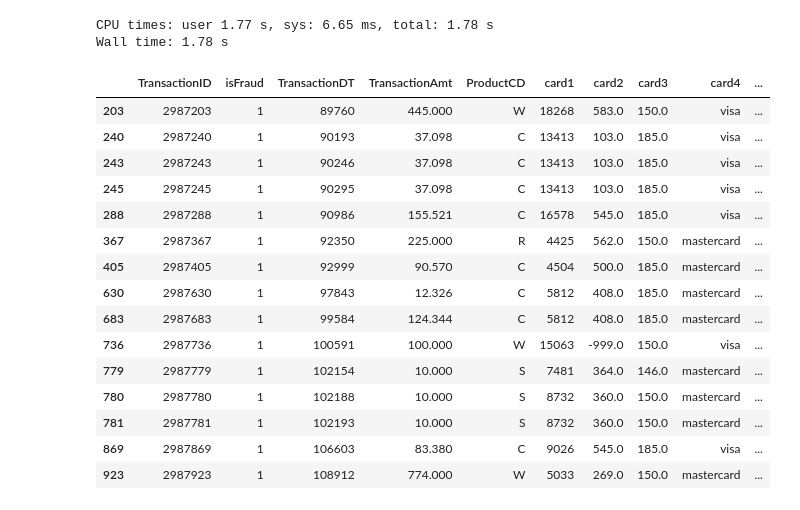
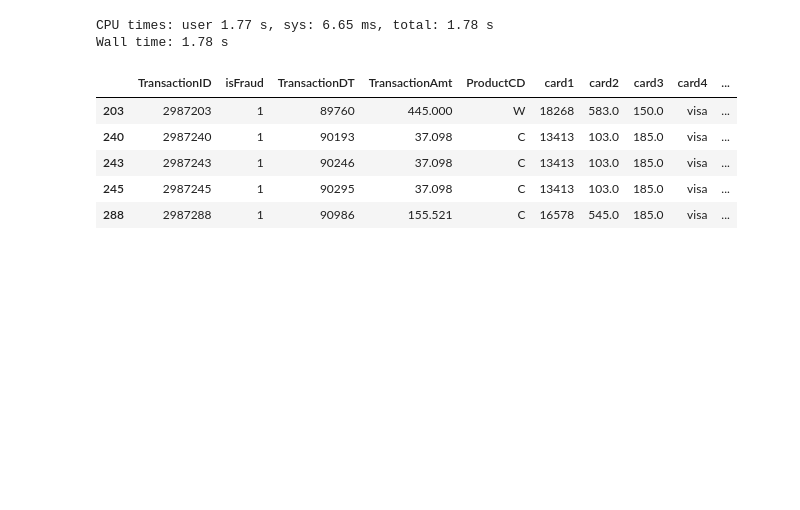
Before and after one commit to RockYuan/DeepLearning, a Jupyter notebook: ieee_fraud_detection.ipynb, the cells around one changed output. Saved outputs shown, nothing was run; the diff lists cells and outputs as text; code cells hidden in the pictures; blank space fills up the shorter version.

```diff
--- a/ieee_fraud_detection.ipynb
+++ b/ieee_fraud_detection.ipynb
@@ -58,21 +58,11 @@ for col in columnsList:
 CPU times: user 1.77 s, sys: 6.65 ms, total: 1.78 s
 Wall time: 1.78 s
 # %%
-train_data[train_data['isFraud'] == 1].head(15)
+train_data[train_data['isFraud'] == 1].head()
 # %% [output]
 |  | TransactionID | isFraud | TransactionDT | TransactionAmt | ProductCD | card1 | card2 | card3 | card4 | ... |
 | 203 | 2987203 | 1 | 89760 | 445.000 | W | 18268 | 583.0 | 150.0 | visa | ... |
 | 240 | 2987240 | 1 | 90193 | 37.098 | C | 13413 | 103.0 | 185.0 | visa | ... |
 | 243 | 2987243 | 1 | 90246 | 37.098 | C | 13413 | 103.0 | 185.0 | visa | ... |
 | 245 | 2987245 | 1 | 90295 | 37.098 | C | 13413 | 103.0 | 185.0 | visa | ... |
 | 288 | 2987288 | 1 | 90986 | 155.521 | C | 16578 | 545.0 | 185.0 | visa | ... |
-| 367 | 2987367 | 1 | 92350 | 225.000 | R | 4425 | 562.0 | 150.0 | mastercard | ... |
-| 405 | 2987405 | 1 | 92999 | 90.570 | C | 4504 | 500.0 | 185.0 | mastercard | ... |
-| 630 | 2987630 | 1 | 97843 | 12.326 | C | 5812 | 408.0 | 185.0 | mastercard | ... |
-| 683 | 2987683 | 1 | 99584 | 124.344 | C | 5812 | 408.0 | 185.0 | mastercard | ... |
-| 736 | 2987736 | 1 | 100591 | 100.000 | W | 15063 | -999.0 | 150.0 | visa | ... |
-| 779 | 2987779 | 1 | 102154 | 10.000 | S | 7481 | 364.0 | 146.0 | mastercard | ... |
-| 780 | 2987780 | 1 | 102188 | 10.000 | S | 8732 | 360.0 | 150.0 | mastercard | ... |
-| 781 | 2987781 | 1 | 102193 | 10.000 | S | 8732 | 360.0 | 150.0 | mastercard | ... |
-| 869 | 2987869 | 1 | 106603 | 83.380 | C | 9026 | 545.0 | 185.0 | visa | ... |
-| 923 | 2987923 | 1 | 108912 | 774.000 | W | 5033 | 269.0 | 150.0 | mastercard | ... |
```
